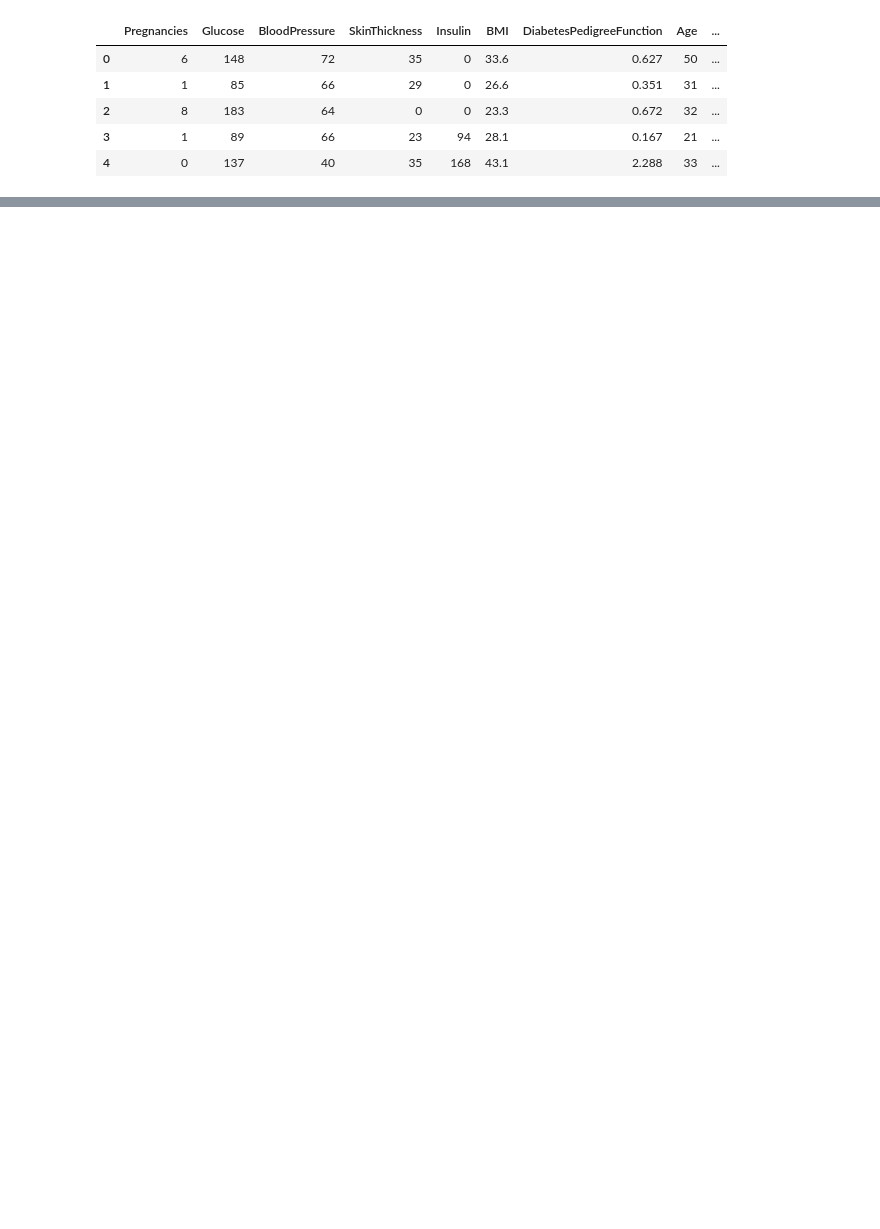
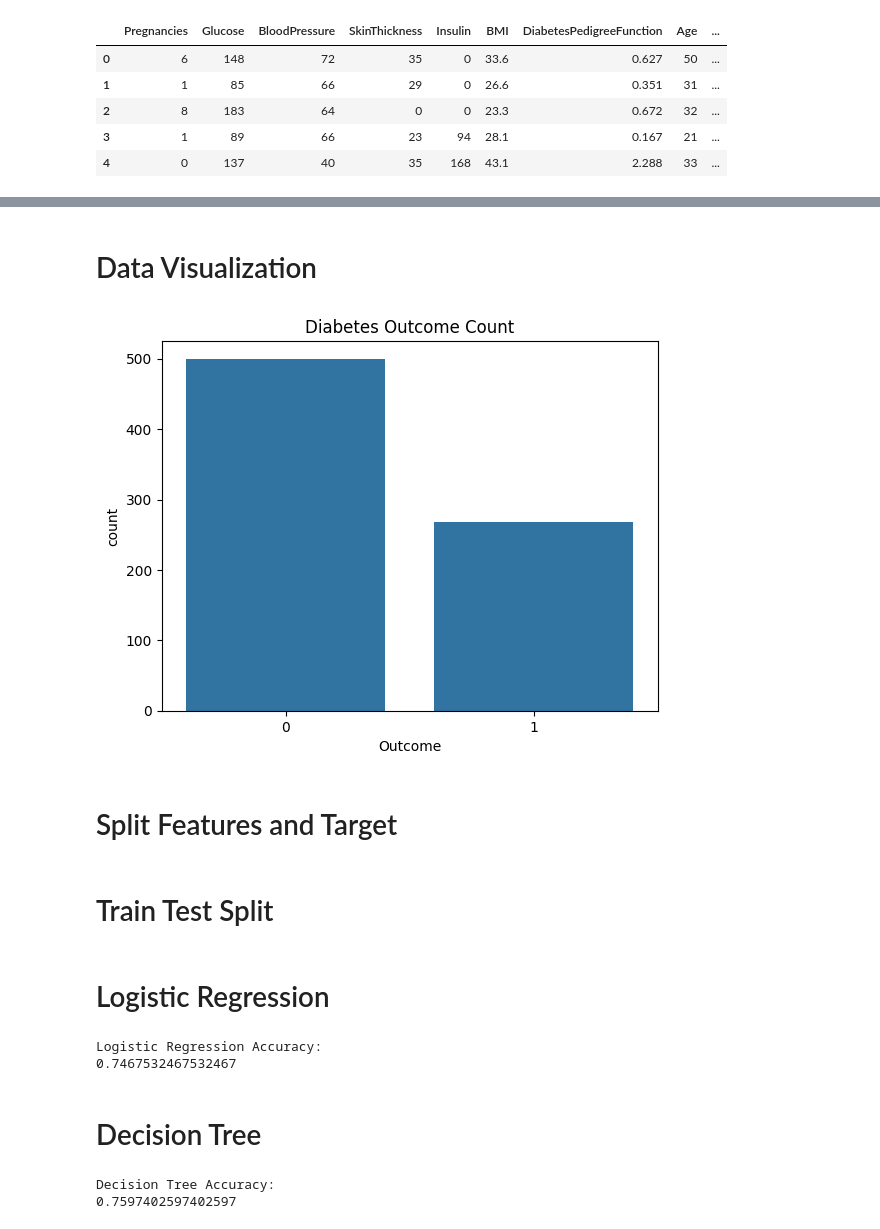
Before and after one commit to pranav23btdata0016-data/Predictive-Modeling-Using-ML, a Jupyter notebook: Diabetes_Prediction.ipynb, the cells around one changed output, grey strips where cells are left out. Cells and saved outputs as stored; diff of their text form; code cells hidden in the pictures; blank space fills up the shorter version.

Commit message:
Updated notebook with model training and evaluation

```diff
--- a/Diabetes_Prediction.ipynb
+++ b/Diabetes_Prediction.ipynb
@@ -21,0 +89,10 @@ from sklearn.ensemble import RandomForestClassifier
+# %% [markdown]
+# Data Visualization
+# %%
+sns.countplot(x='Outcome', data=df)
+plt.title("Diabetes Outcome Count")
+plt.show()
+# %% [output]
+[figure, added]
+# %% [markdown]
+# Split Features and Target
@@ -21,0 +102,2 @@ from sklearn.ensemble import RandomForestClassifier
+# %% [markdown]
+# Train Test Split
@@ -21,0 +108,28 @@ from sklearn.ensemble import RandomForestClassifier
+# %% [markdown]
+# Logistic Regression
+# %%
+lr = LogisticRegression(max_iter=1000)
+
+lr.fit(X_train, y_train)
+
+lr_pred = lr.predict(X_test)
+
+print("Logistic Regression Accuracy:")
+print(accuracy_score(y_test, lr_pred))
+# %% [output]
+Logistic Regression Accuracy:
+0.7467532467532467
+# %% [markdown]
+# Decision Tree
+# %%
+dt = DecisionTreeClassifier()
+
+dt.fit(X_train, y_train)
+
+dt_pred = dt.predict(X_test)
+
+print("Decision Tree Accuracy:")
+print(accuracy_score(y_test, dt_pred))
+# %% [output]
+Decision Tree Accuracy:
+0.7597402597402597
```
Also changed, not shown: parts of 23 cells of this notebook.
